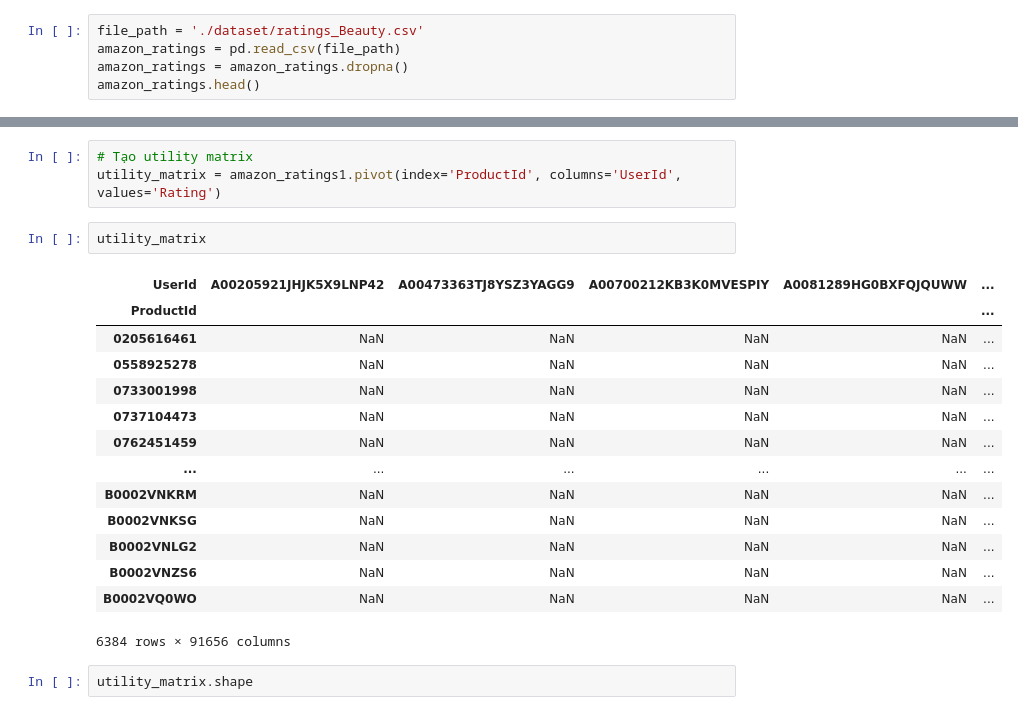
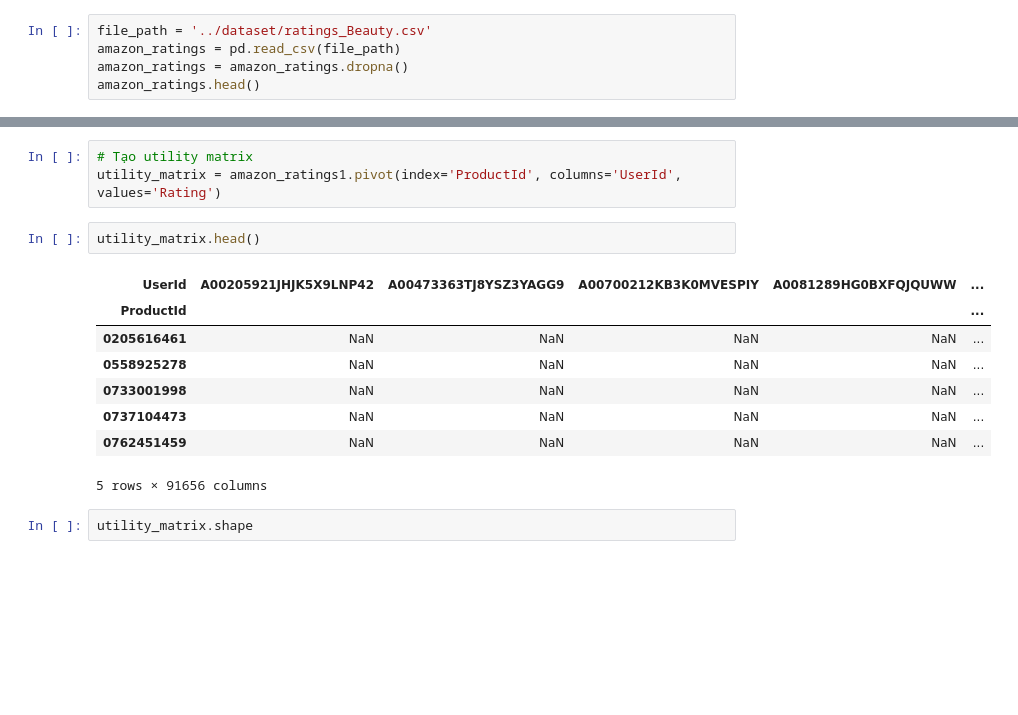
Before and after one commit to npm11/Recommendation-System-Project, a Jupyter notebook: src/RS_Project_Notebook.ipynb, the cells around one changed output, grey strips where cells are left out. Drawn from its saved outputs; the diff is of its cells as text; blank space fills up the shorter version.

```diff
--- a/src/RS_Project_Notebook.ipynb
+++ b/src/RS_Project_Notebook.ipynb
@@ -23,7 +23,7 @@ plt.style.use("ggplot")
 # %% [markdown]
 ### 2.1. Đọc dữ liệu thô
 # %%
-file_path = './dataset/ratings_Beauty.csv'
+file_path = '../dataset/ratings_Beauty.csv'
 amazon_ratings = pd.read_csv(file_path)
 amazon_ratings = amazon_ratings.dropna()
 amazon_ratings.head()
@@ -50,22 +50,16 @@ amazon_ratings1 = amazon_ratings.head(100000)
 # Tạo utility matrix
 utility_matrix = amazon_ratings1.pivot(index='ProductId', columns='UserId', values='Rating')
 # %%
-utility_matrix
+utility_matrix.head()
 # %% [output]
 | UserId | A00205921JHJK5X9LNP42 | A00473363TJ8YSZ3YAGG9 | A00700212KB3K0MVESPIY | A0081289HG0BXFQJQUWW | ... |
 | ProductId |  |  |  |  | ... |
 | 0205616461 | NaN | NaN | NaN | NaN | ... |
 | 0558925278 | NaN | NaN | NaN | NaN | ... |
 | 0733001998 | NaN | NaN | NaN | NaN | ... |
 | 0737104473 | NaN | NaN | NaN | NaN | ... |
 | 0762451459 | NaN | NaN | NaN | NaN | ... |
-| ... | ... | ... | ... | ... | ... |
-| B0002VNKRM | NaN | NaN | NaN | NaN | ... |
-| B0002VNKSG | NaN | NaN | NaN | NaN | ... |
-| B0002VNLG2 | NaN | NaN | NaN | NaN | ... |
-| B0002VNZS6 | NaN | NaN | NaN | NaN | ... |
-| B0002VQ0WO | NaN | NaN | NaN | NaN | ... |
-6384 rows × 91656 columns
+5 rows × 91656 columns
 # %%
 utility_matrix.shape
 # %% [output]
```
Also changed, not shown: parts of 18 cells of this notebook, 1 other file.
